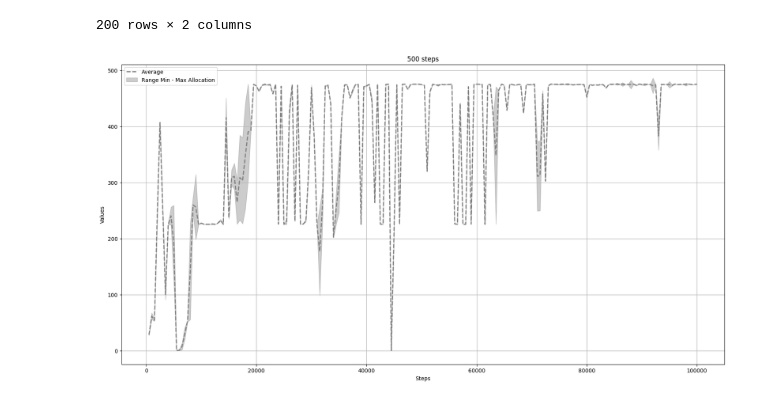
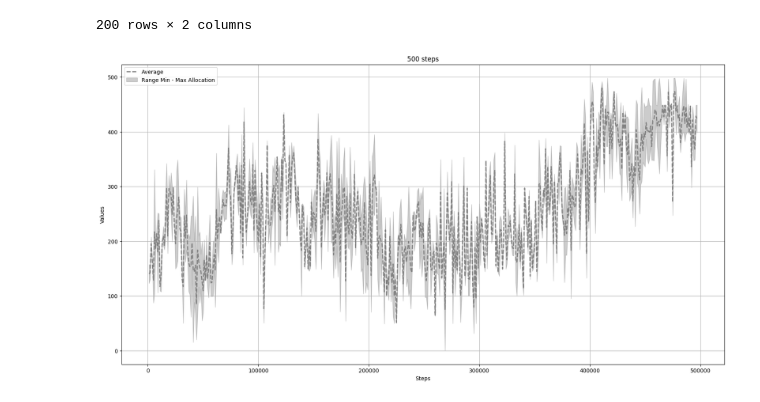
Before and after one commit to arshiarafiei/RL-HP, a Jupyter notebook: main.ipynb, the cells around one changed output. Saved outputs shown, nothing was run; the diff lists cells and outputs as text; code cells hidden in the pictures.

```diff
--- a/main.ipynb
+++ b/main.ipynb
@@ -1145,38 +1145,45 @@ import pandas as pd
 import matplotlib.pyplot as plt
 
 
-df1 = pd.read_csv("data/test.csv")
-df2= pd.read_csv("data/fair_2_5.csv")
+df1 = pd.read_csv("data/fair_2_7_9.csv")
+df2= pd.read_csv("data/fair_2_7_0.csv")
+df3= pd.read_csv("data/fair_2_7_1.csv")
+df4= pd.read_csv("data/fair_2_7_2.csv")
+df5= pd.read_csv("data/fair_2_7_3.csv")
+df6= pd.read_csv("data/fair_2_7_4.csv")
+df7= pd.read_csv("data/fair_2_7_5.csv")
+df8= pd.read_csv("data/fair_2_7_6.csv")
+df9= pd.read_csv("data/fair_2_7_7.csv")
+df10= pd.read_csv("data/fair_2_7_8.csv")
 
-df = (df1 + df2) / 2
+df = (df1 + df2 + df3 + df4 + df5 + df6 + df7 + df8 + df9+ df10) / 10
 
 df['avg'] = (df['Agent 0'] + df['Agent 1']) / 2
 
 df['min'] = df[['Agent 0', 'Agent 1']].min(axis=1)
 df['max'] = df[['Agent 0', 'Agent 1']].max(axis=1)
 
 # Add incremental steps for the x-axis
-df['steps'] = (df.index + 1) * 500
+df['steps'] = (df.index + 1) * 1000
 
-# Plot
-df['steps'] = (df.index + 1) * 500
+
 
 # Plot
 plt.figure(figsize=(20, 10))
 plt.plot(df['steps'], df['avg'], label='Average', color='gray', linewidth=2,  linestyle='--')
 
 
 # Fill between min and max only
 plt.fill_between(df['steps'], df['max'], df['min'], color='gray', alpha=0.4, label='Range Min - Max Allocation')
 
 # Add labels, legend, and grid
 plt.xlabel('Steps')
 plt.ylabel('Values')
 plt.title('500 steps')
 plt.legend()
 plt.grid(True)
 
 # Show the plot
 plt.show()
 # %% [output]
-[figure, old version]
+[figure, new version]
```
Also changed, not shown: 23 other files.
